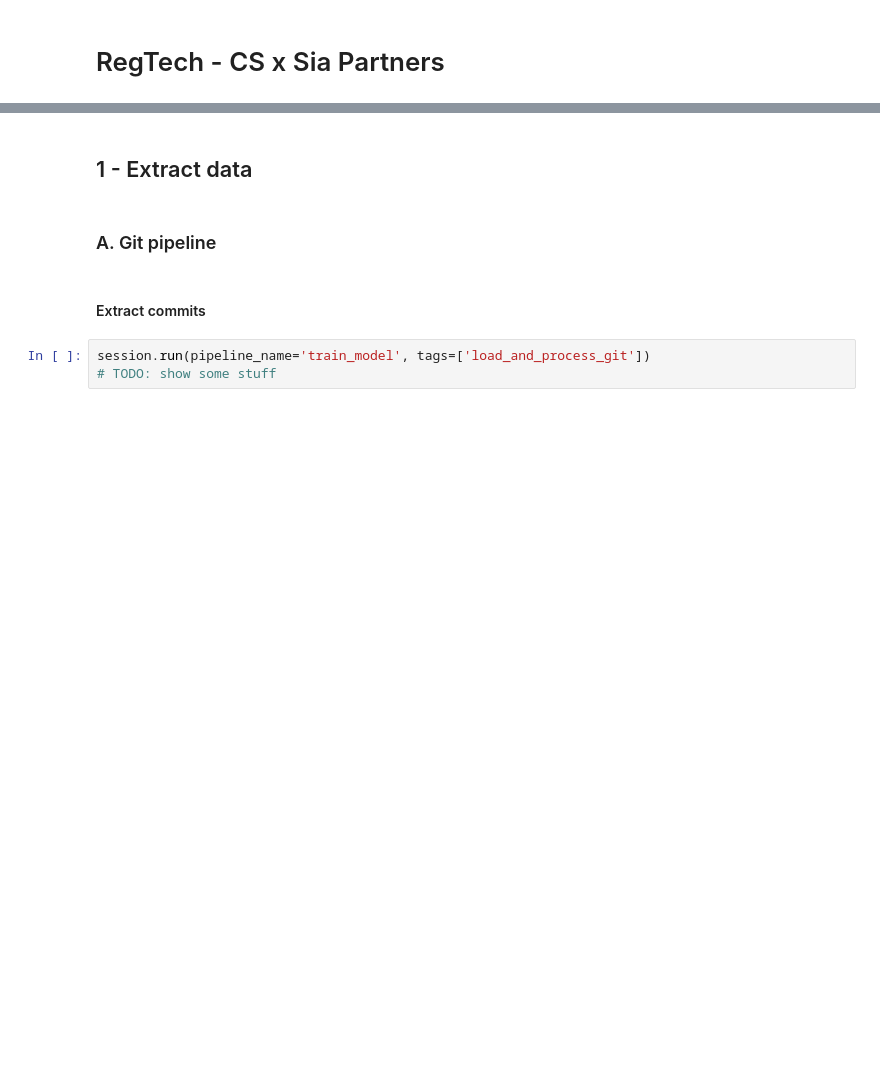
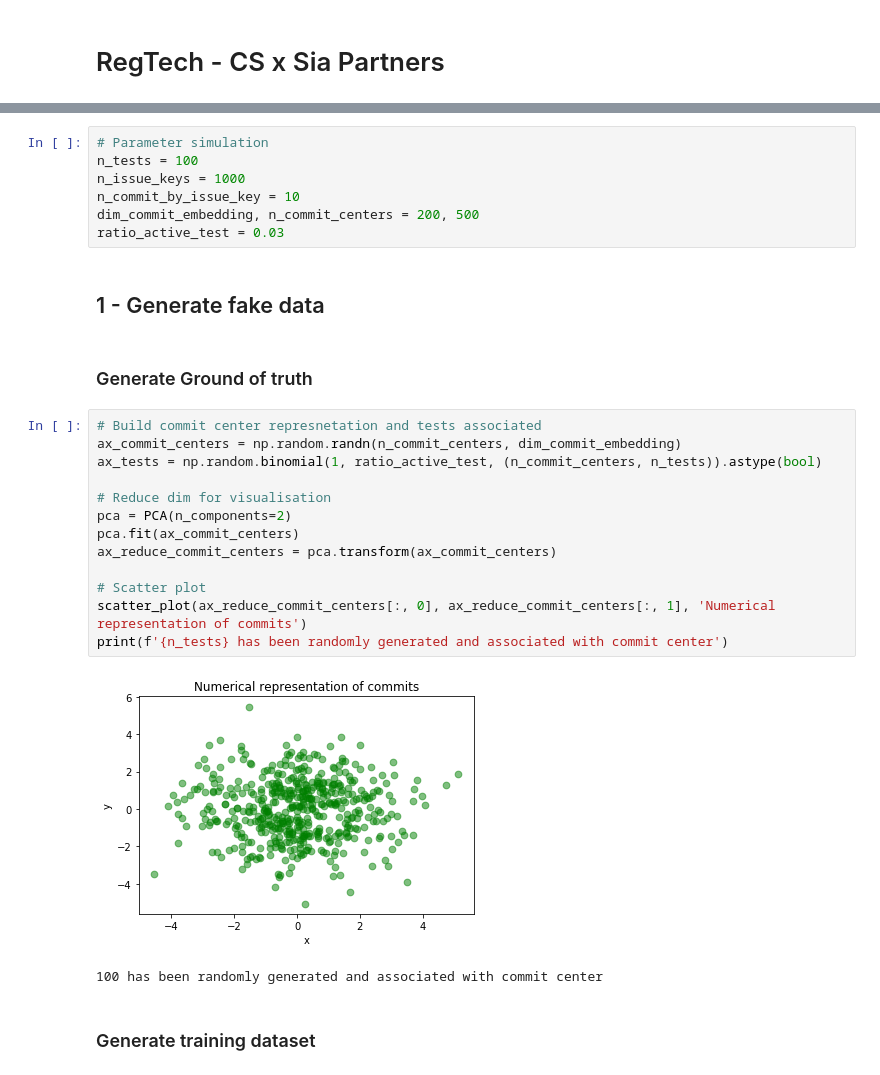
Before and after one commit to pierreGouedard/regtech, a Jupyter notebook: notebooks/regtech_demo.ipynb, the cells around one changed output, grey strips where cells are left out. Drawn from its saved outputs; the diff is of its cells as text; blank space fills up the shorter version.

```diff
--- a/notebooks/regtech_demo.ipynb
+++ b/notebooks/regtech_demo.ipynb
@@ -3,9 +42,29 @@
+# %%
+# Parameter simulation
+n_tests = 100
+n_issue_keys = 1000
+n_commit_by_issue_key = 10
+dim_commit_embedding, n_commit_centers = 200, 500
+ratio_active_test = 0.03
 # %% [markdown]
-## 1 - Extract data
+## 1 - Generate fake data
-# %% [markdown]
-### A. Git pipeline
-# %% [markdown]
-#### Extract commits
-# %%
-session.run(pipeline_name='train_model', tags=['load_and_process_git'])
-# TODO: show some stuff
+# %% [markdown]
+### Generate Ground of truth
+# %%
+# Build commit center represnetation and tests associated
+ax_commit_centers = np.random.randn(n_commit_centers, dim_commit_embedding)
+ax_tests = np.random.binomial(1, ratio_active_test, (n_commit_centers, n_tests)).astype(bool)
+
+# Reduce dim for visualisation
+pca = PCA(n_components=2)
+pca.fit(ax_commit_centers)
+ax_reduce_commit_centers = pca.transform(ax_commit_centers)
+
+# Scatter plot
+scatter_plot(ax_reduce_commit_centers[:, 0], ax_reduce_commit_centers[:, 1], 'Numerical representation of commits')
+print(f'{n_tests} has been randomly generated and associated with commit center')
+# %% [output]
+[figure, added]
+100 has been randomly generated and associated with commit center
+# %% [markdown]
+### Generate training dataset
```
Also changed, not shown: parts of 17 cells of this notebook, 16 other files.
